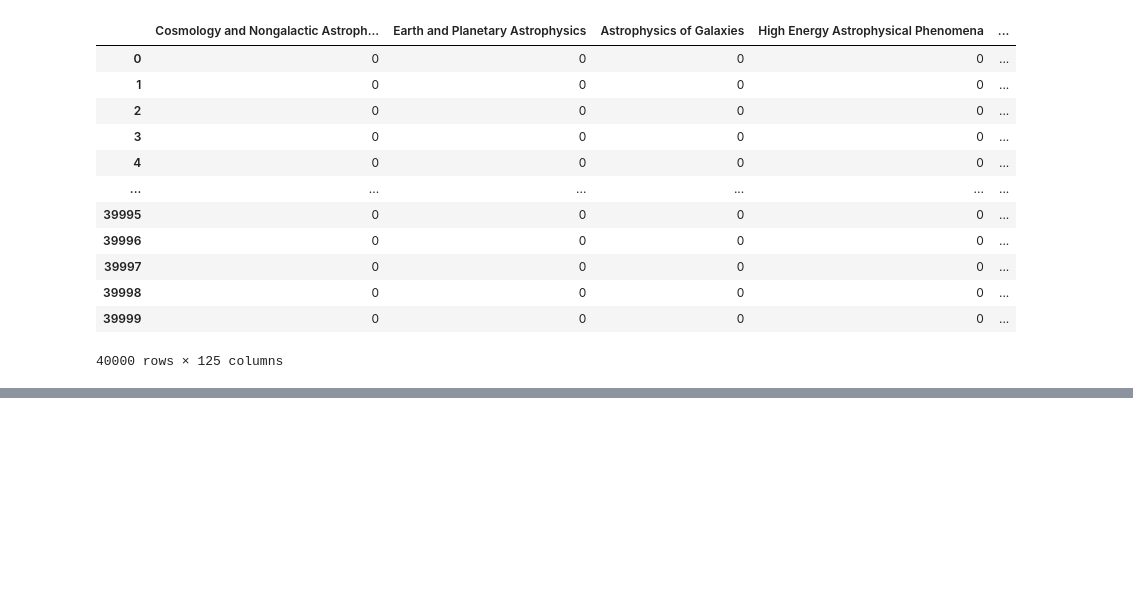
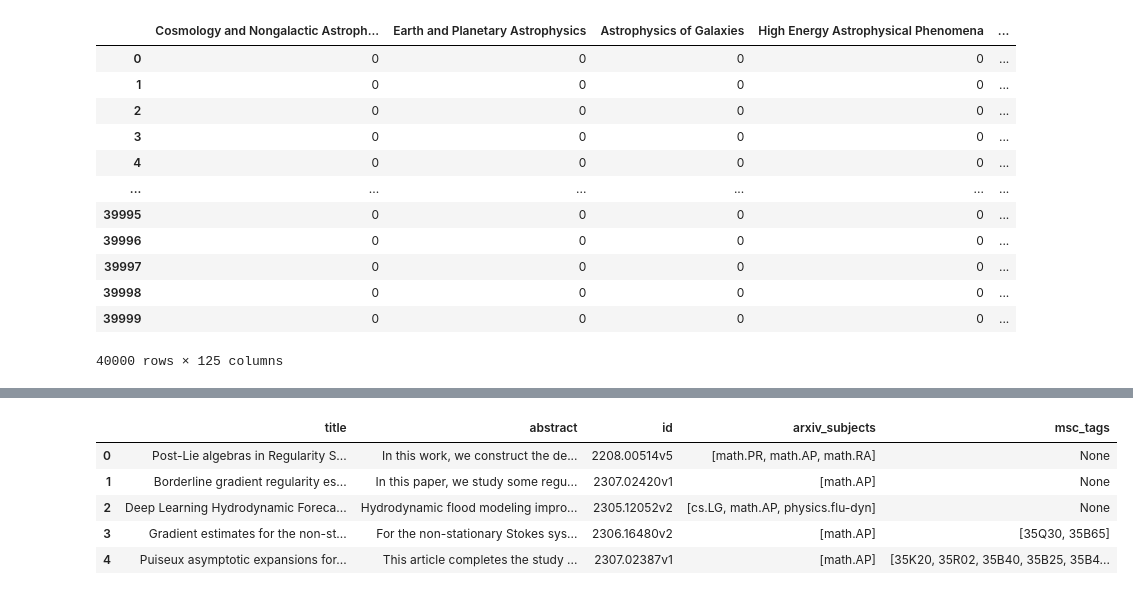
Before and after one commit to Michael-Geis/Fritz, a Jupyter notebook: collection.ipynb, the cells around one changed output, grey strips where cells are left out. Saved outputs shown, nothing was run; the diff lists cells and outputs as text; code cells hidden in the pictures; blank space fills up the shorter version.

```diff
--- a/collection.ipynb
+++ b/collection.ipynb
@@ -818,0 +883,12 @@ new.arxiv_subjects
+# %%
+new_data = ArXivData()
+
+new_data.load_from_feather("./data/APSP_50.feather")
+new_data.metadata.head()
+# %% [output]
+|  | title | abstract | id | arxiv_subjects | msc_tags |
+| 0 | Post-Lie algebras in Regularity S... | In this work, we construct the de... | 2208.00514v5 | [math.PR, math.AP, math.RA] | None |
+| 1 | Borderline gradient regularity es... | In this paper, we study some regu... | 2307.02420v1 | [math.AP] | None |
+| 2 | Deep Learning Hydrodynamic Foreca... | Hydrodynamic flood modeling impro... | 2305.12052v2 | [cs.LG, math.AP, physics.flu-dyn] | None |
+| 3 | Gradient estimates for the non-st... | For the non-stationary Stokes sys... | 2306.16480v2 | [math.AP] | [35Q30, 35B65] |
+| 4 | Puiseux asymptotic expansions for... | This article completes the study ... | 2307.02387v1 | [math.AP] | [35K20, 35R02, 35B40, 35B25, 35B4... |
```
Also changed, not shown: parts of 10 cells of this notebook, 3 other files.
